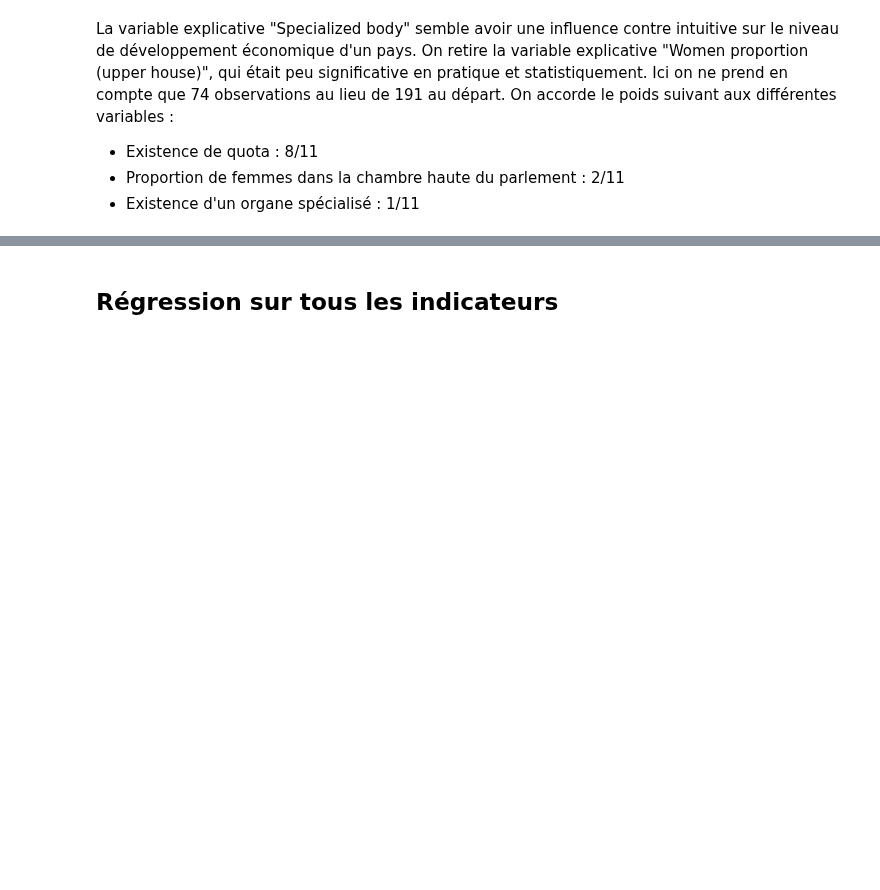
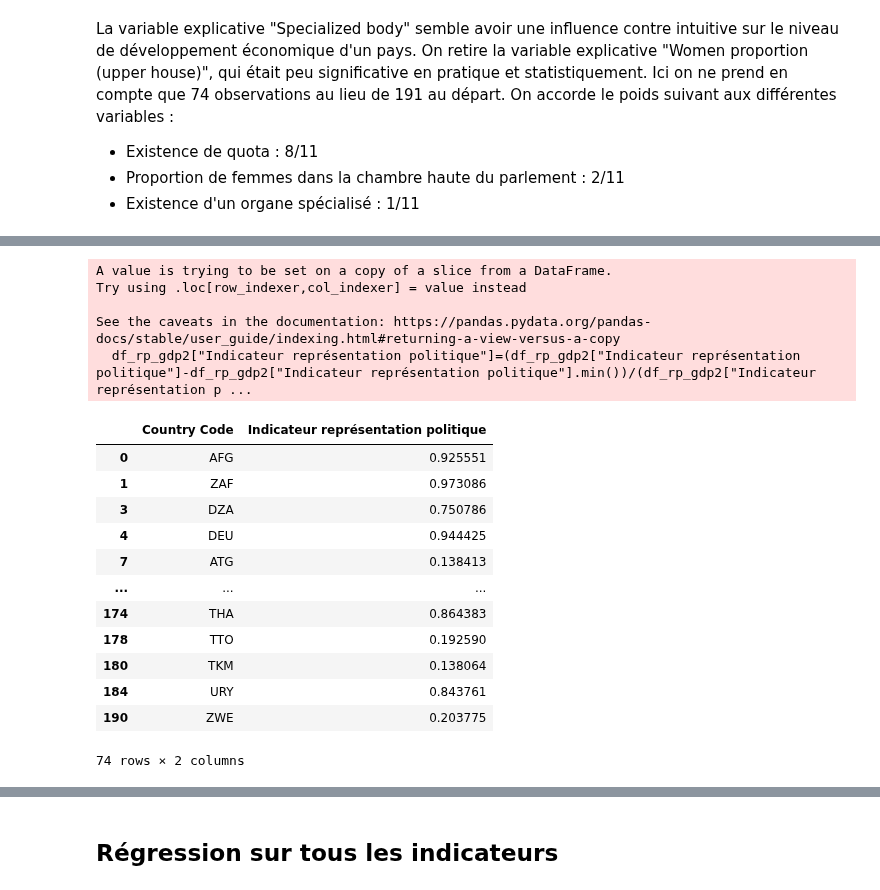
Before and after one commit to cmllbll/Gender-Inequalities-and-Development, a Jupyter notebook: création indicateurs fertilité et situation économiquee.ipynb, the cells around one changed output, grey strips where cells are left out. Saved outputs shown, nothing was run; the diff lists cells and outputs as text; code cells hidden in the pictures; blank space fills up the shorter version.

```diff
--- a/création indicateurs fertilité et situation économiquee.ipynb
+++ b/création indicateurs fertilité et situation économiquee.ipynb
@@ -1278,2 +1633,24 @@ df_rp_gdp2
+# %%
+df_rp_gdp2["Indicateur représentation politique"]=(df_rp_gdp2["Indicateur représentation politique"]-df_rp_gdp2["Indicateur représentation politique"].min())/(df_rp_gdp2["Indicateur représentation politique"].max()-df_rp_gdp2["Indicateur représentation politique"].min())
+df_rp_gdp2[["Country Code", "Indicateur représentation politique"]]
+# %% [output]
+A value is trying to be set on a copy of a slice from a DataFrame.
+Try using .loc[row_indexer,col_indexer] = value instead
+
+See the caveats in the documentation: https://pandas.pydata.org/pandas-docs/stable/user_guide/indexing.html#returning-a-view-versus-a-copy
+  df_rp_gdp2["Indicateur représentation politique"]=(df_rp_gdp2["Indicateur représentation politique"]-df_rp_gdp2["Indicateur représentation politique"].min())/(df_rp_gdp2["Indicateur représentation p ...
+|  | Country Code | Indicateur représentation politique |
+| 0 | AFG | 0.925551 |
+| 1 | ZAF | 0.973086 |
+| 3 | DZA | 0.750786 |
+| 4 | DEU | 0.944425 |
+| 7 | ATG | 0.138413 |
+| ... | ... | ... |
+| 174 | THA | 0.864383 |
+| 178 | TTO | 0.192590 |
+| 180 | TKM | 0.138064 |
+| 184 | URY | 0.843761 |
+| 190 | ZWE | 0.203775 |
+74 rows × 2 columns
 # %%
 df_rp_gdp2["Indicateur représentation politique"].plot()
```
Also changed, not shown: parts of 36 cells of this notebook.
